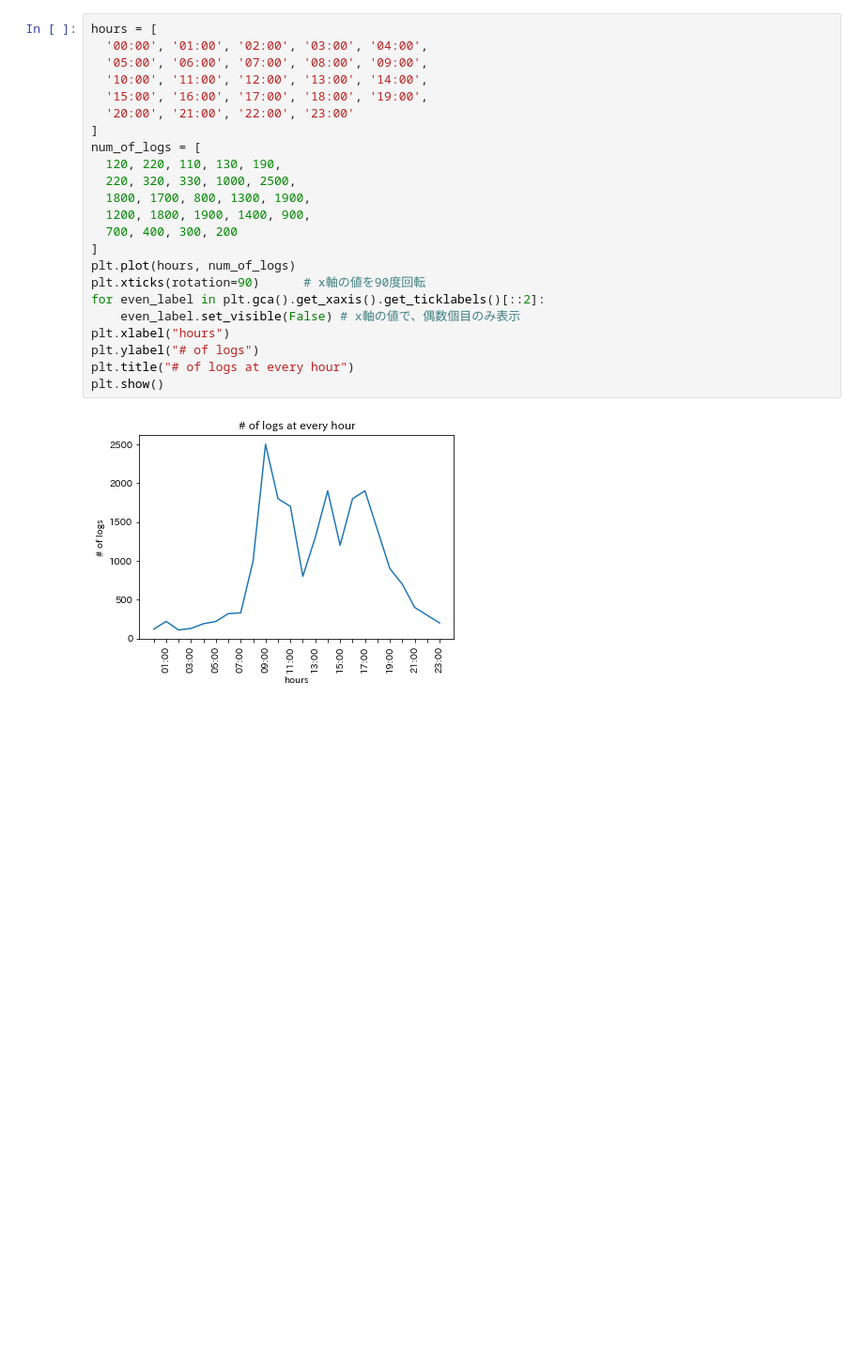
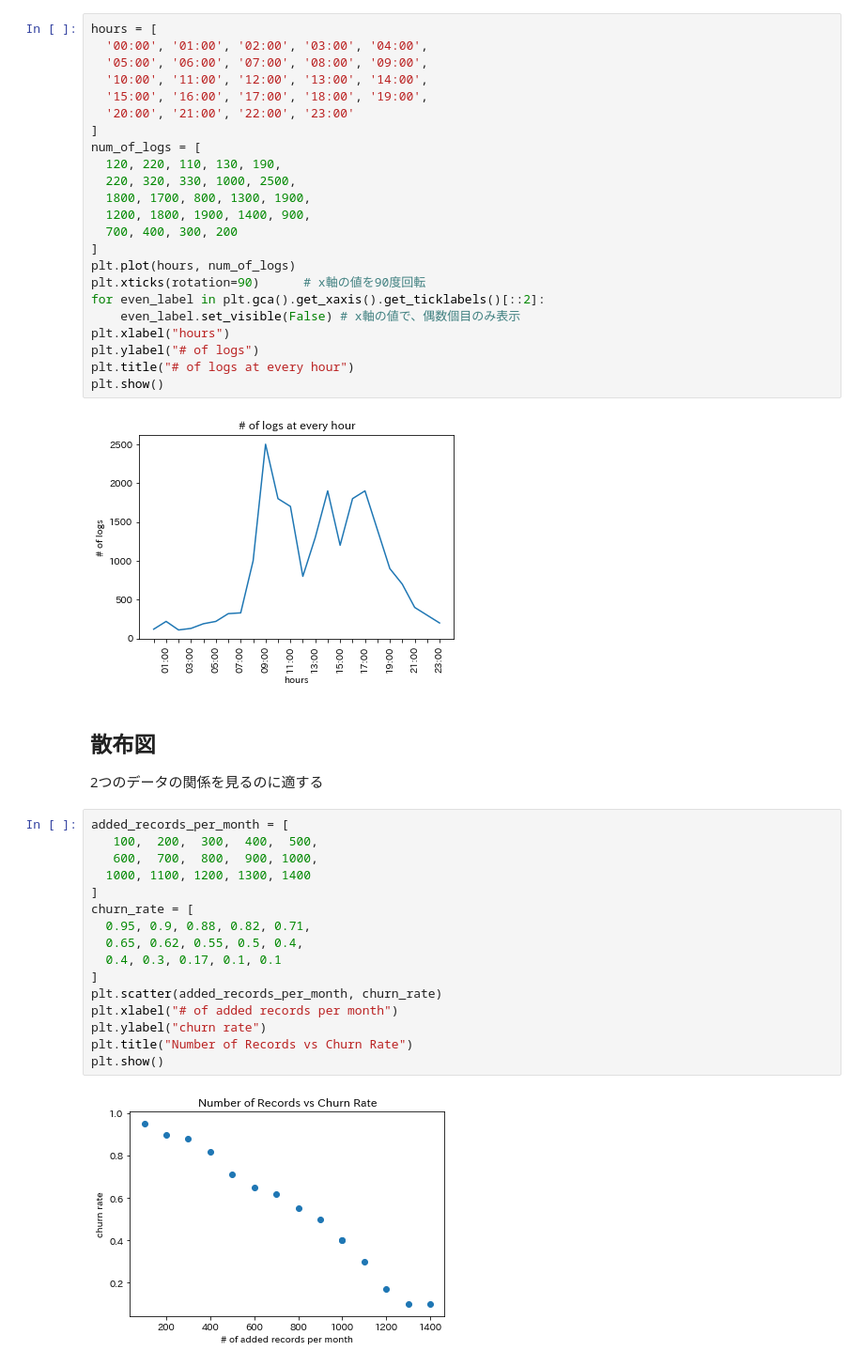
Before and after one commit to mmiyahara/jupyter-notebooks, a Jupyter notebook: visualization/graphs.ipynb, the cells around one changed output. Shown at 94% size. Drawn from its saved outputs; the diff is of its cells as text; blank space fills up the shorter version.

Commit message:
Added scattered graph

```diff
--- a/visualization/graphs.ipynb
+++ b/visualization/graphs.ipynb
@@ -56,3 +56,25 @@ plt.title("# of logs at every hour")
 plt.show()
 # %% [output]
 [figure]
+# %% [markdown]
+## 散布図
+
+2つのデータの関係を見るのに適する
+# %%
+added_records_per_month = [
+   100,  200,  300,  400,  500,
+   600,  700,  800,  900, 1000,
+  1000, 1100, 1200, 1300, 1400
+]
+churn_rate = [
+  0.95, 0.9, 0.88, 0.82, 0.71,
+  0.65, 0.62, 0.55, 0.5, 0.4,
+  0.4, 0.3, 0.17, 0.1, 0.1
+]
+plt.scatter(added_records_per_month, churn_rate)
+plt.xlabel("# of added records per month")
+plt.ylabel("churn rate")
+plt.title("Number of Records vs Churn Rate")
+plt.show()
+# %% [output]
+[figure, added]
```
